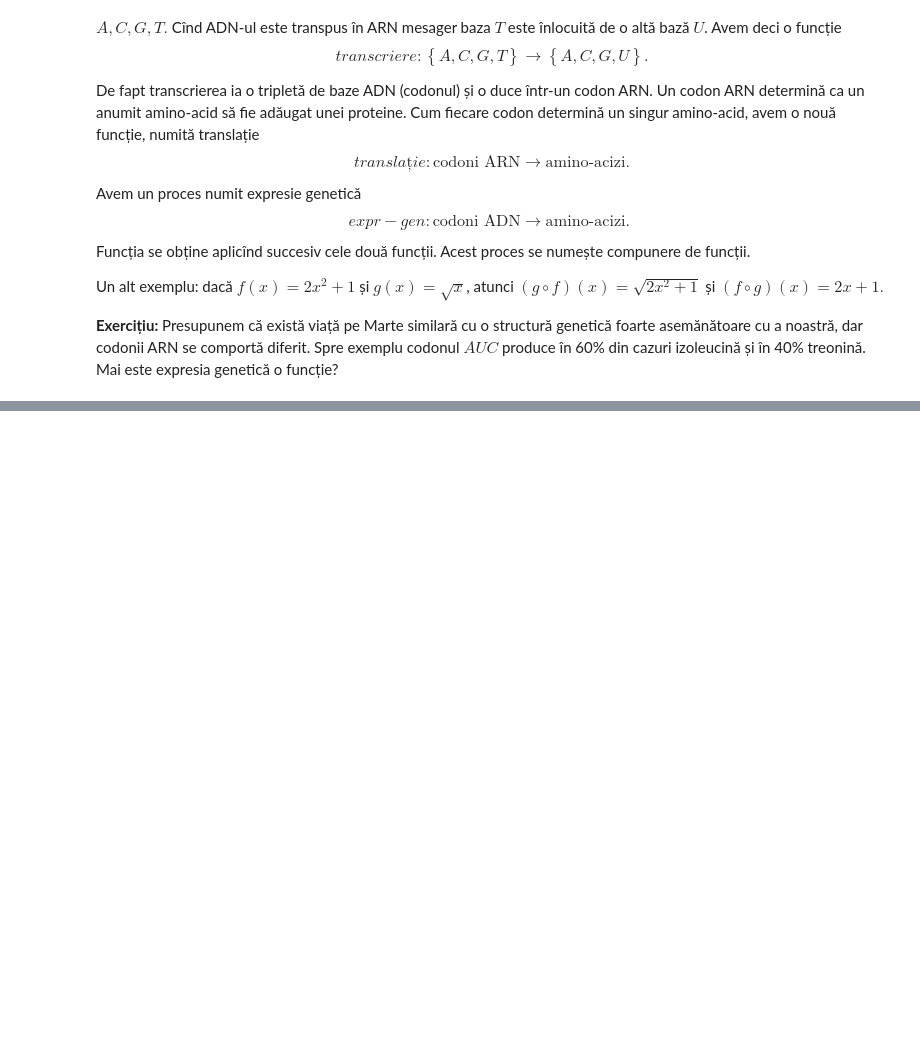
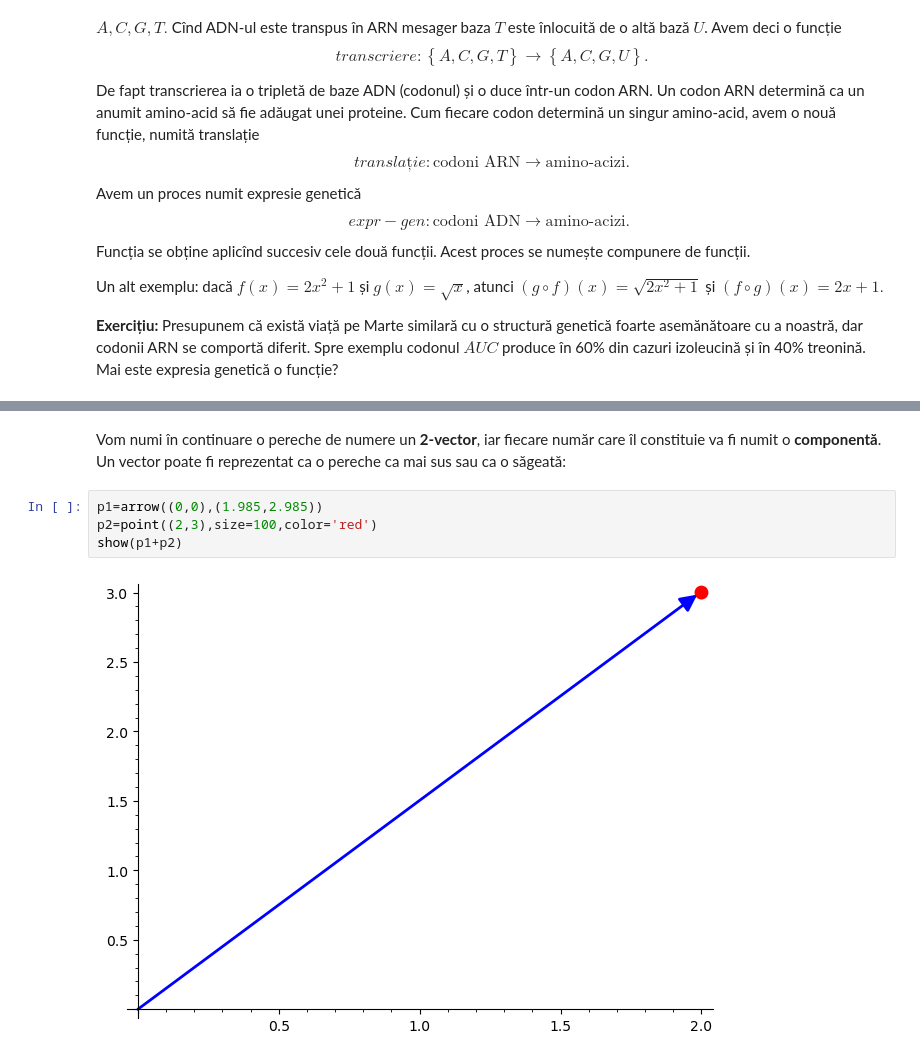
Before and after one commit to adhalanay/curs-ecologie, a Jupyter notebook: Curs1.ipynb, the cells around one changed output, grey strips where cells are left out. Drawn from its saved outputs; the diff is of its cells as text; blank space fills up the shorter version.

```diff
--- a/Curs1.ipynb
+++ b/Curs1.ipynb
@@ -85,0 +111,8 @@ Un alt exemplu: dacă $f(x)=2x^2+1$ și $g(x)=\sqrt{x}$, atunci $(g\circ f)(x)=\
+# %% [markdown]
+Vom numi în continuare o pereche de numere un **2-vector**, iar fiecare număr care îl constituie va fi numit o **componentă**. Un vector poate fi reprezentat ca o pereche ca mai sus sau ca o săgeată:
+# %%
+p1=arrow((0,0),(1.985,2.985))
+p2=point((2,3),size=100,color='red')
+show(p1+p2)
+# %% [output]
+[figure, added]
```
Also changed, not shown: parts of 7 cells of this notebook.
